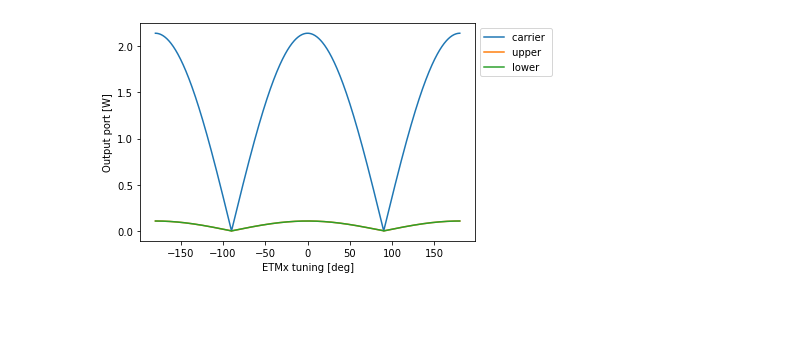
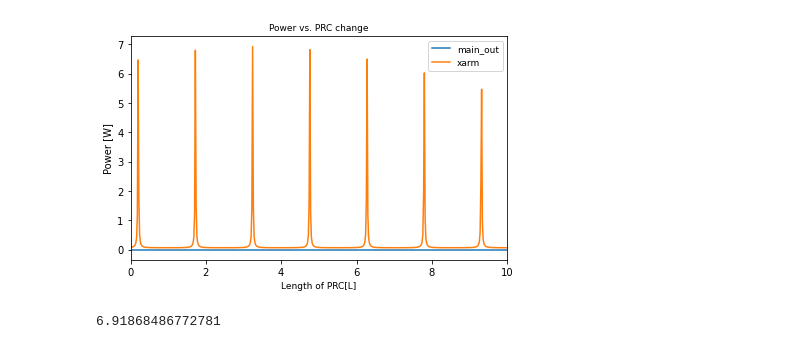
Before and after one commit to choudhary0parivesh/Finesse, a Jupyter notebook: Power Recycled MI/PRMI.ipynb, the cells around one changed output. Cells and saved outputs as stored; diff of their text form; code cells hidden in the pictures; blank space fills up the shorter version.

```diff
--- a/Power Recycled MI/PRMI.ipynb
+++ b/Power Recycled MI/PRMI.ipynb
@@ -84,13 +51,14 @@ plt.show()
-# %%
-kat2 = kat1.deepcopy()
-kat.parse(""" xaxis ETMx phi lin -180 180 800""")
-out1=kat.run()
-plt.plot(out1.x,out1['carrier'],label="carrier ")
-plt.plot(out1.x,out1['upper'],label="upper ")
-plt.plot(out1.x,out1['lower'],label="lower")
-plt.xlabel('ETMx tuning [deg]')
-plt.ylabel('Output port [W]')
-plt.legend(loc=2, bbox_to_anchor=(1,1))
-plt.show()
-# %% [output]
-[figure, removed]
+# %%
+kat = base.deepcopy()
+
+base.PRM.T=0.05
+base.PRC.s=1
+base.PRM.phi=0
+
+kat.parse(""" xaxis PRC L lin 0 10 500""")
+out1=kat.run()
+out1.plot(['main_out','xarm'],xlabel='Length of PRC[L]',ylabel='Power [W]',title = 'Power vs. PRC change')
+print(max(out1['xarm']))
+# %% [output]
+[figure, added]
+6.91868486772781
```
Also changed, not shown: parts of 5 cells of this notebook.
